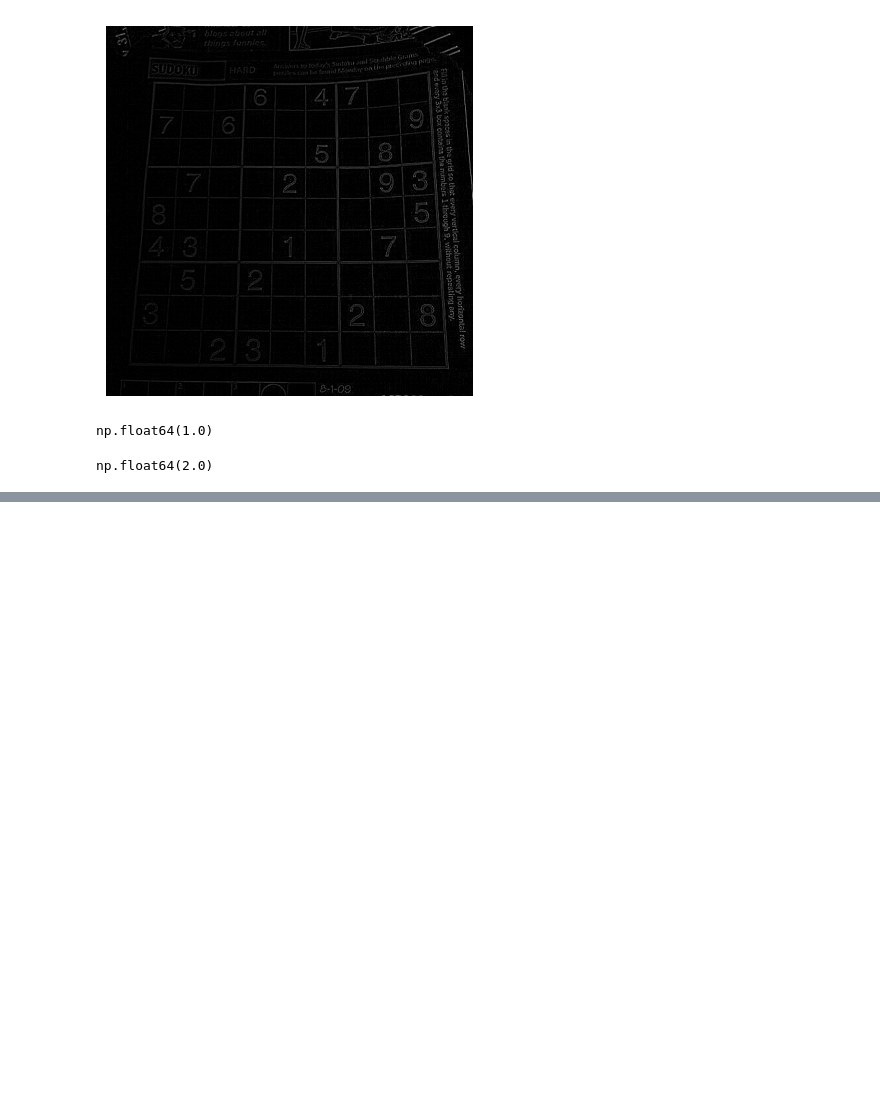
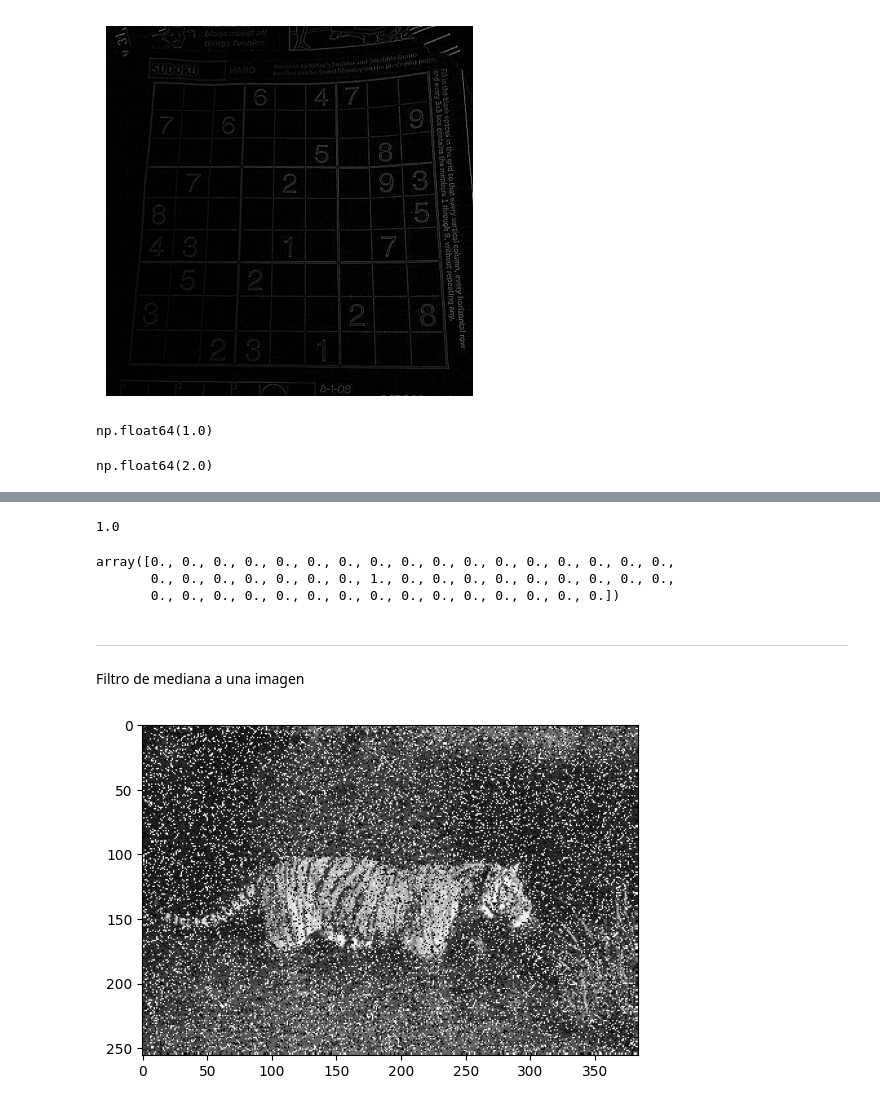
Before and after one commit to Ghosty501/Procesamiento-de-Im-genes, a Jupyter notebook: Segundo Parcial/Semana X/filter2.ipynb, the cells around one changed output, grey strips where cells are left out. Cells and saved outputs as stored; diff of their text form; code cells hidden in the pictures; blank space fills up the shorter version.

```diff
--- a/Segundo Parcial/Semana X/filter2.ipynb
+++ b/Segundo Parcial/Semana X/filter2.ipynb
@@ -83,0 +139,20 @@ np.float64(2.0)
+# %%
+cv.GaussianBlur(img, (kernel_deseado, kernel_deseado), 0).sum().item()
+# %% [output]
+1.0
+# %%
+img.flatten()
+# %% [output]
+array([0., 0., 0., 0., 0., 0., 0., 0., 0., 0., 0., 0., 0., 0., 0., 0., 0.,
+       0., 0., 0., 0., 0., 0., 0., 1., 0., 0., 0., 0., 0., 0., 0., 0., 0.,
+       0., 0., 0., 0., 0., 0., 0., 0., 0., 0., 0., 0., 0., 0., 0.])
+# %% [markdown]
+---
+Filtro de mediana a una imagen
+# %%
+tigre = cv.imread('f:/Imagenes/s&p-noise.jpeg')
+# %%
+plt.imshow(tigre, "gray")
+plt.show()
+# %% [output]
+[figure, added]
```
Also changed, not shown: parts of 11 cells of this notebook, 1 other file.
